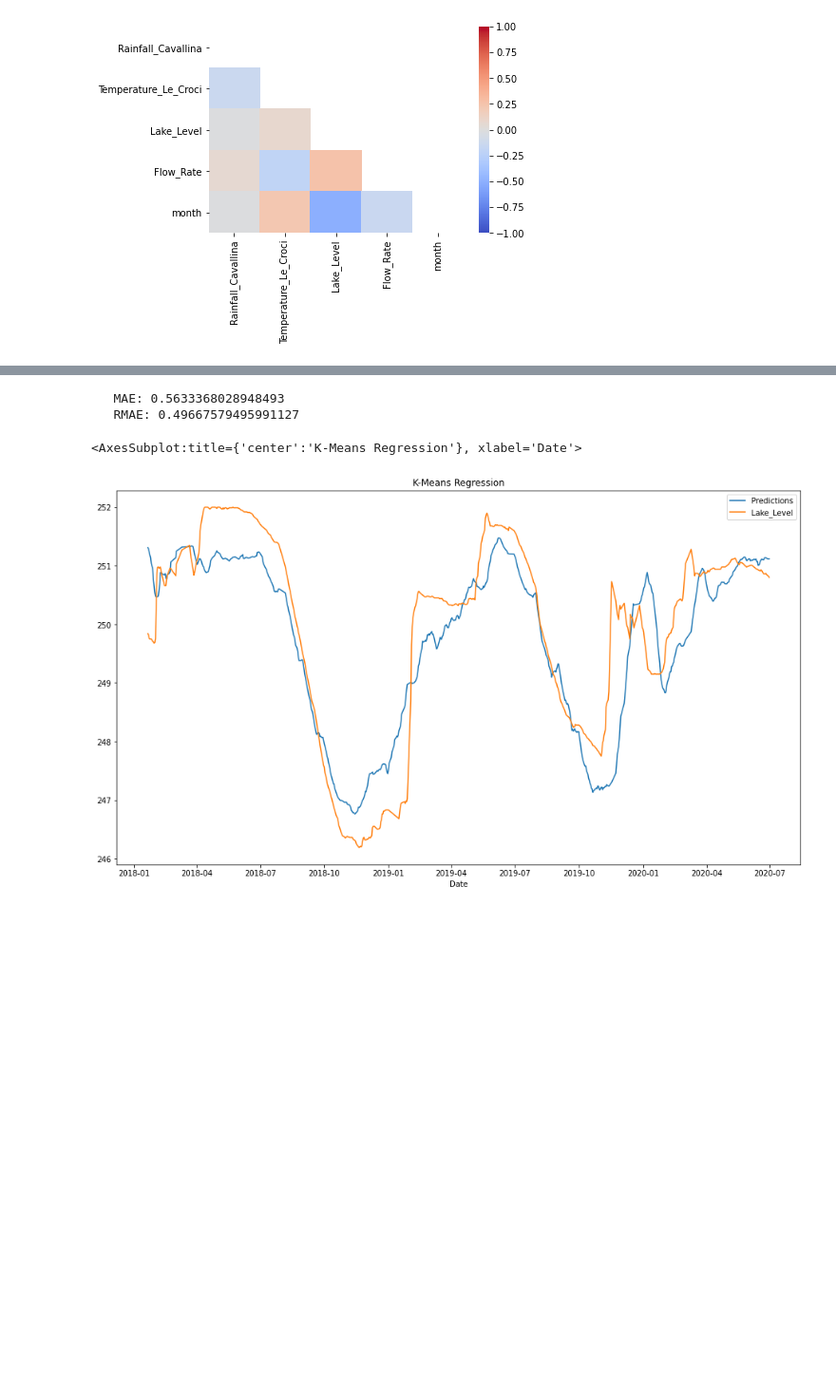
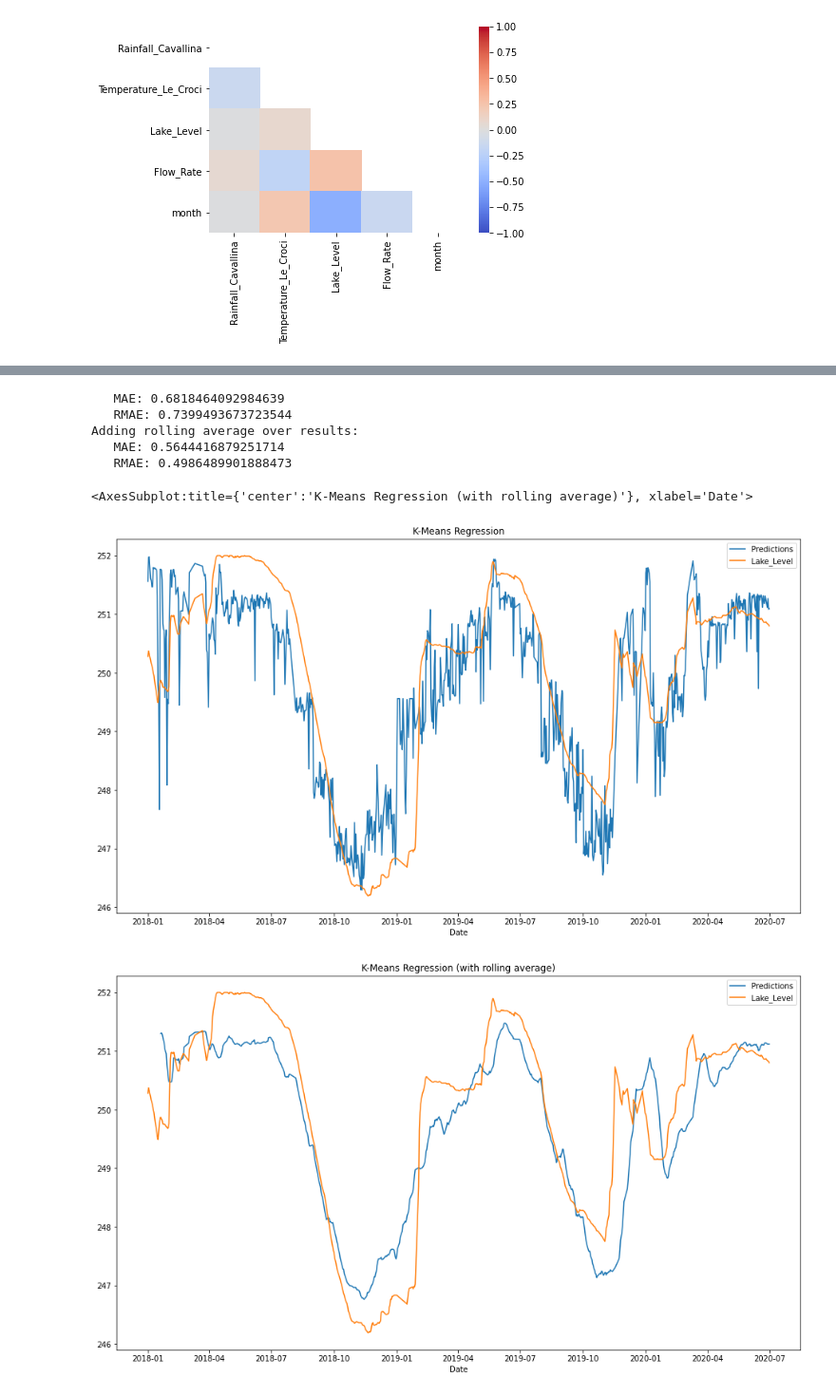
Before and after one commit to KlemenKozelj/master_thesis, a Jupyter notebook: 02_Lake_Bilancino.ipynb, the cells around one changed output, grey strips where cells are left out. Shown at 95% size. Cells and saved outputs as stored; diff of their text form; code cells hidden in the pictures; blank space fills up the shorter version.

```diff
--- a/02_Lake_Bilancino.ipynb
+++ b/02_Lake_Bilancino.ipynb
@@ -181,13 +182,22 @@ dtr_result.plot(title='Decision tree', figsize=(16, 9))
-# %%
-# Observation bigger the K smoother the line
-knr = KNeighborsRegressor(n_neighbors=30)
-
-knr_result = run_model(knr)
-
-knr_result.plot(title='K-Means Regression', figsize=(16, 9))
-# %% [output]
-   MAE: 0.5633368028948493
-   RMAE: 0.49667579495991127
-<AxesSubplot:title={'center':'K-Means Regression'}, xlabel='Date'>
-[figure, removed]
+# %%
+# Observation bigger the K smoother the line
+knr = KNeighborsRegressor(n_neighbors=30)
+
+knr_result = run_model(knr)
+evaluate(knr_result)
+knr_result.plot(title='K-Means Regression', figsize=(16, 9))
+
+print('Adding rolling average over results:')
+knr_result['Predictions'] = knr_result['Predictions'].rolling(20).mean()
+evaluate(knr_result)
+knr_result.plot(title='K-Means Regression (with rolling average)', figsize=(16, 9))
+# %% [output]
+   MAE: 0.6818464092984639
+   RMAE: 0.7399493673723544
+Adding rolling average over results:
+   MAE: 0.5644416879251714
+   RMAE: 0.4986489901888473
+<AxesSubplot:title={'center':'K-Means Regression (with rolling average)'}, xlabel='Date'>
+[figure, added]
+[figure, added]
 # %% [markdown]
```
Also changed, not shown: parts of 9 cells of this notebook.
